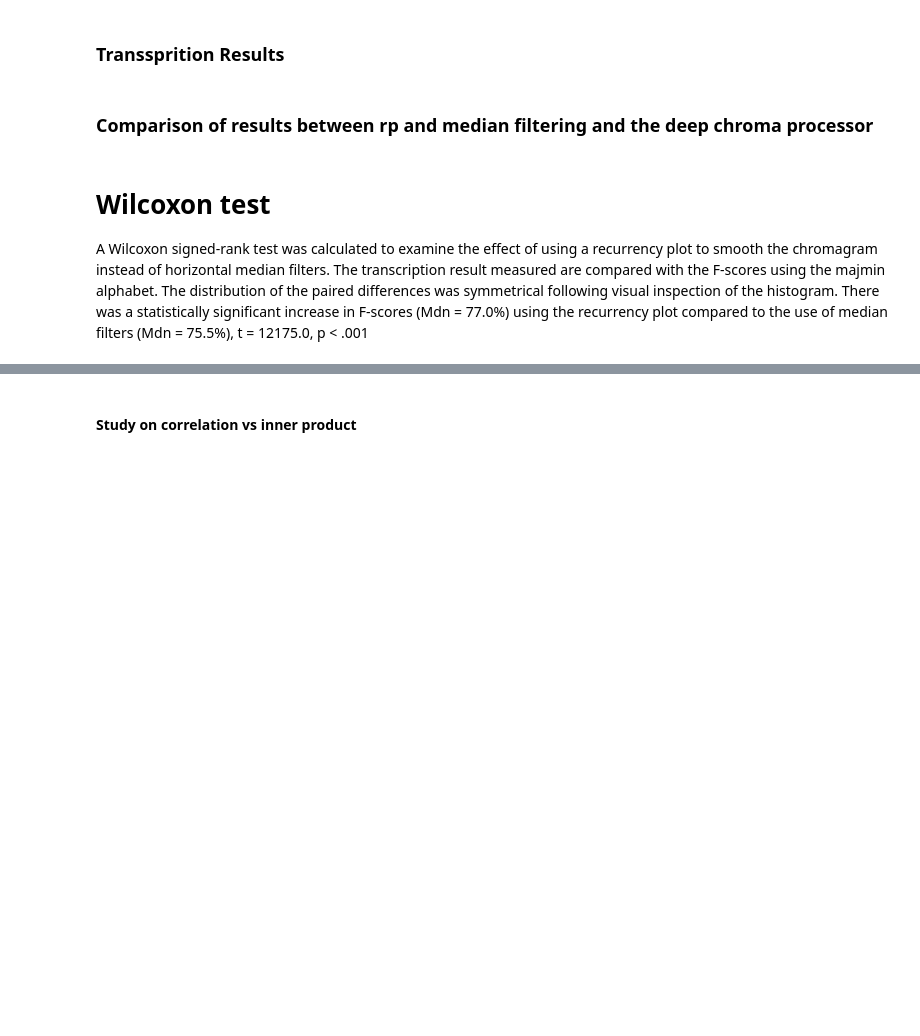
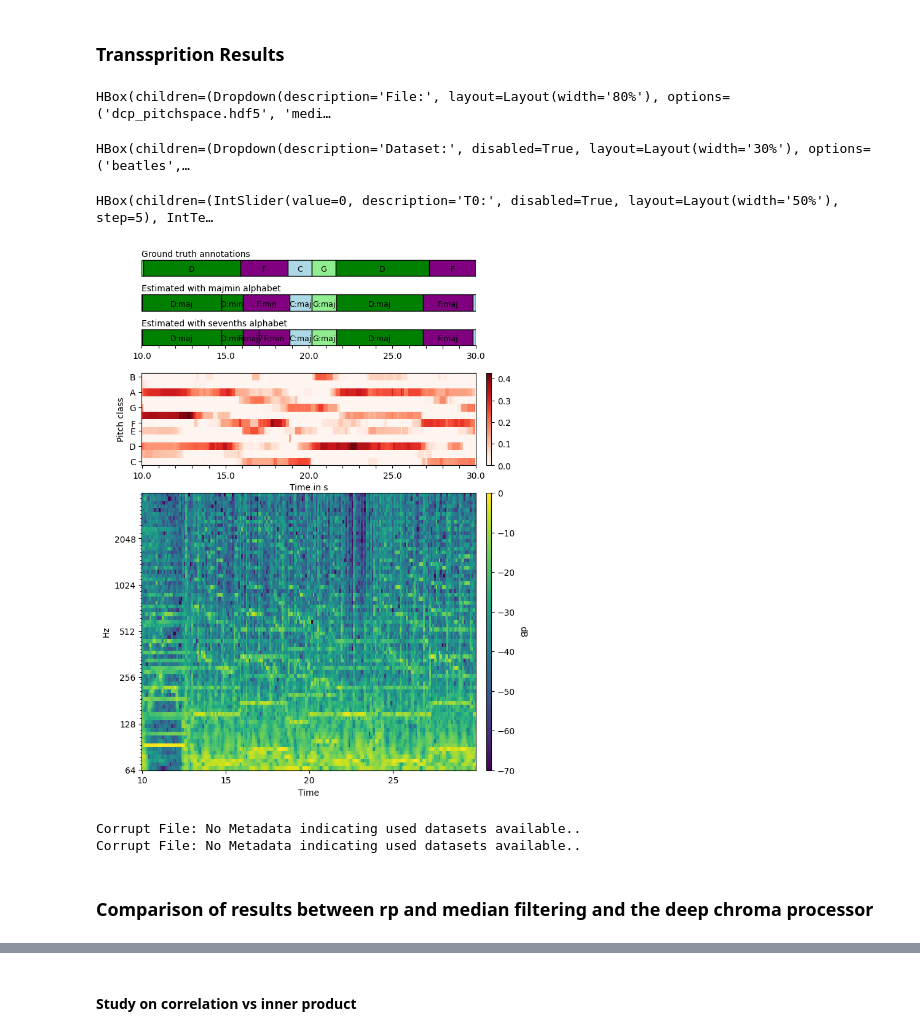
Before and after one commit to Maushax-jpg/chord-recognition, a Jupyter notebook: acr_evaluation.ipynb, the cells around one changed output, grey strips where cells are left out. Cells and saved outputs as stored; diff of their text form; code cells hidden in the pictures; blank space fills up the shorter version.

Commit message:
evaluation of distance measure

```diff
--- a/acr_evaluation.ipynb
+++ b/acr_evaluation.ipynb
@@ -315,6 +387,13 @@ fig.tight_layout()
 # %%
 import matplotlib.pyplot as plt
 from visualization import visualizationApp
 %matplotlib inline
-visualizationApp("/home/max/ET-TI/Masterarbeit/chord-recognition/results");
+visualizationApp("../results");
 plt.ioff(); # interactive mode off
+# %% [output]
+HBox(children=(Dropdown(description='File:', layout=Layout(width='80%'), options=('dcp_pitchspace.hdf5', 'medi…
+HBox(children=(Dropdown(description='Dataset:', disabled=True, layout=Layout(width='30%'), options=('beatles',…
+HBox(children=(IntSlider(value=0, description='T0:', disabled=True, layout=Layout(width='50%'), step=5), IntTe…
+[figure, added]
+Corrupt File: No Metadata indicating used datasets available..
+Corrupt File: No Metadata indicating used datasets available..
@@ -457,6 +512,3 @@ ax.set_xlim(0.5, len(xlabels) + 0.5);
 ax.grid("on")
 fig.tight_layout(pad=0.1)
 # fig.savefig("/home/max/ET-TI/Masterarbeit/latex/figures/median_rp_dataset_sevenths.png")
-# %% [markdown]
-# Wilcoxon test
-A Wilcoxon signed-rank test was calculated to examine the effect of using a recurrency plot to smooth the chromagram instead of horizontal median filters. The transcription result measured are compared with the F-scores using the majmin alphabet. The distribution of the paired differences was symmetrical following visual inspection of the histogram. There was a statistically significant increase in F-scores (Mdn = 77.0%) using the recurrency plot compared to the use of median filters (Mdn = 75.5%), t = 12175.0, p < .001
```
Also changed, not shown: parts of 10 cells of this notebook.
